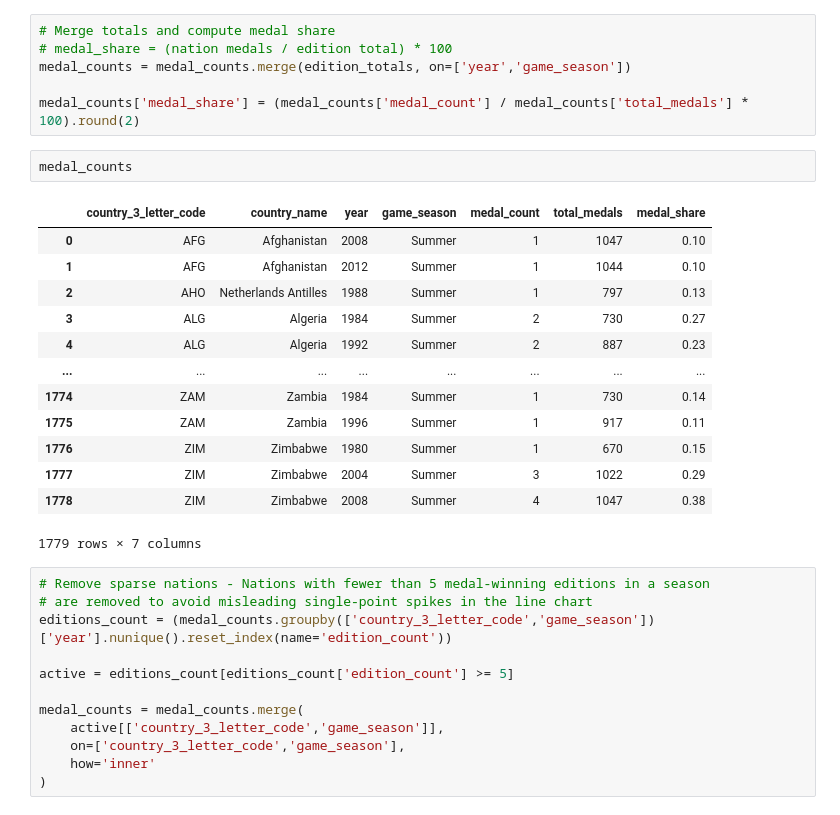
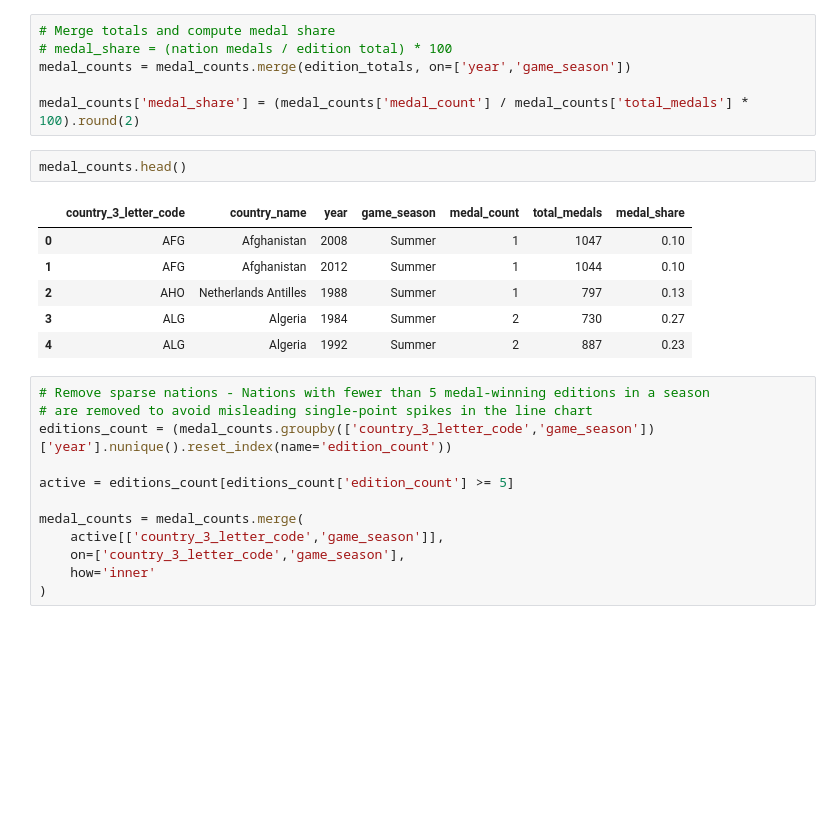
Before and after one commit to Alisha097/Data-Vizualisation-Project, a Jupyter notebook: data_viz.ipynb, the cells around one changed output. Drawn from its saved outputs; the diff is of its cells as text; blank space fills up the shorter version.

```diff
--- a/data_viz.ipynb
+++ b/data_viz.ipynb
@@ -165,21 +160,14 @@ medal_counts = medal_counts.merge(edition_totals, on=['year','game_season'])
 
 medal_counts['medal_share'] = (medal_counts['medal_count'] / medal_counts['total_medals'] * 100).round(2)
 # %%
-medal_counts
+medal_counts.head()
 # %% [output]
 |  | country_3_letter_code | country_name | year | game_season | medal_count | total_medals | medal_share |
 | 0 | AFG | Afghanistan | 2008 | Summer | 1 | 1047 | 0.10 |
 | 1 | AFG | Afghanistan | 2012 | Summer | 1 | 1044 | 0.10 |
 | 2 | AHO | Netherlands Antilles | 1988 | Summer | 1 | 797 | 0.13 |
 | 3 | ALG | Algeria | 1984 | Summer | 2 | 730 | 0.27 |
 | 4 | ALG | Algeria | 1992 | Summer | 2 | 887 | 0.23 |
-| ... | ... | ... | ... | ... | ... | ... | ... |
-| 1774 | ZAM | Zambia | 1984 | Summer | 1 | 730 | 0.14 |
-| 1775 | ZAM | Zambia | 1996 | Summer | 1 | 917 | 0.11 |
-| 1776 | ZIM | Zimbabwe | 1980 | Summer | 1 | 670 | 0.15 |
-| 1777 | ZIM | Zimbabwe | 2004 | Summer | 3 | 1022 | 0.29 |
-| 1778 | ZIM | Zimbabwe | 2008 | Summer | 4 | 1047 | 0.38 |
-1779 rows × 7 columns
 # %%
 # Remove sparse nations - Nations with fewer than 5 medal-winning editions in a season
 # are removed to avoid misleading single-point spikes in the line chart
```
Also changed, not shown: parts of 21 cells of this notebook.
